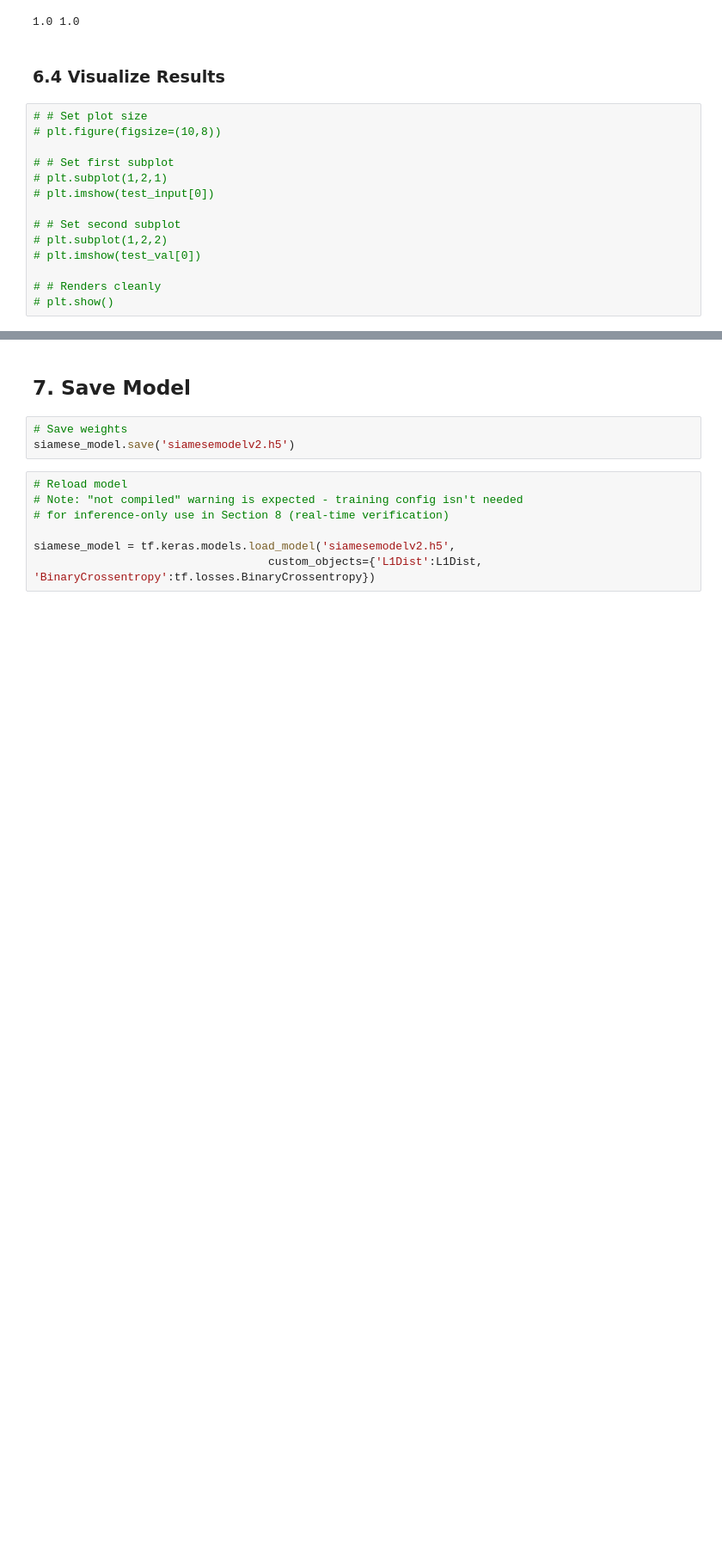
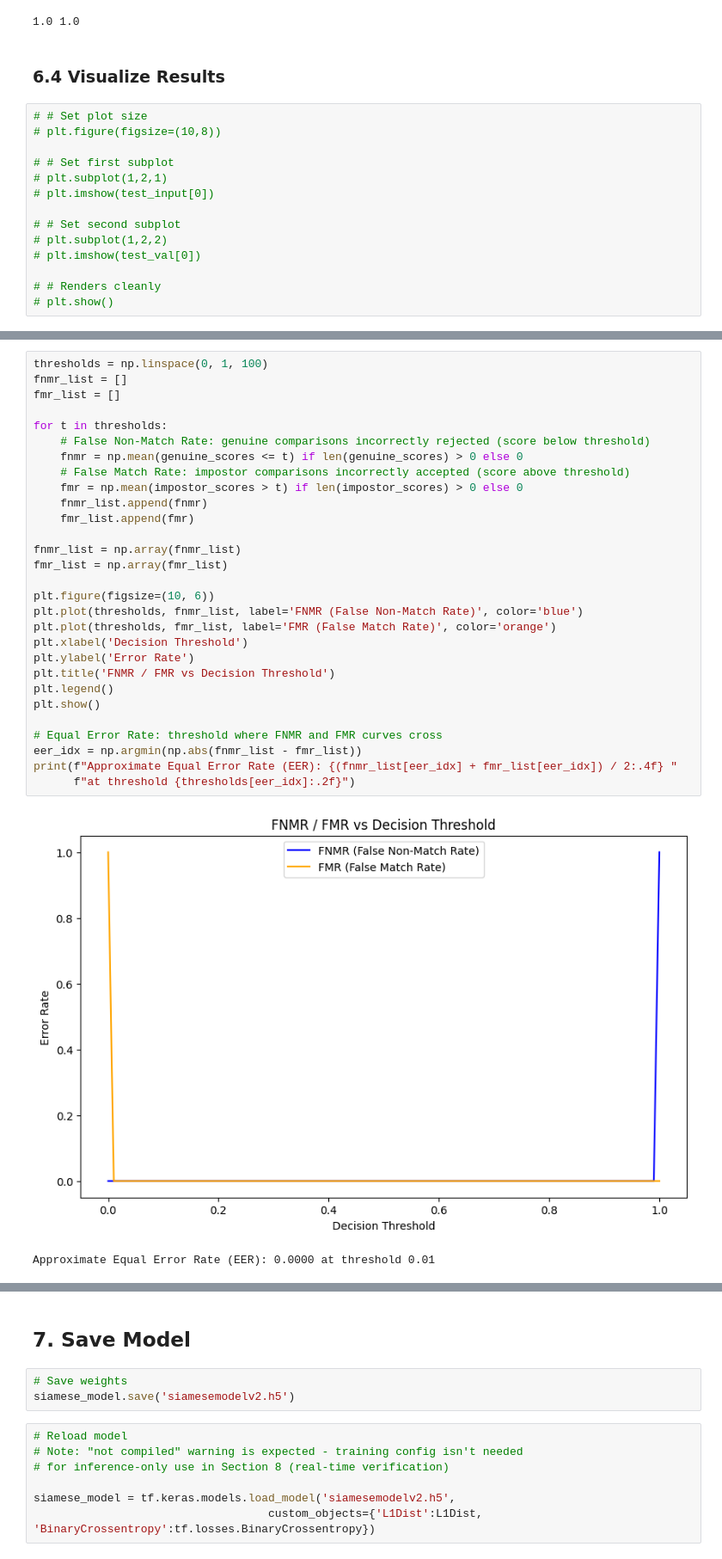
Before and after one commit to sarratwa/facial-recognition-system, a Jupyter notebook: notebooks/Facial Verification with a Siamese Network.ipynb, the cells around one changed output, grey strips where cells are left out. Shown at 86% size. Saved outputs shown, nothing was run; the diff lists cells and outputs as text; blank space fills up the shorter version.

```diff
--- a/notebooks/Facial Verification with a Siamese Network.ipynb
+++ b/notebooks/Facial Verification with a Siamese Network.ipynb
@@ -754,0 +811,32 @@ print(r.result().numpy(), p.result().numpy())
+# %%
+thresholds = np.linspace(0, 1, 100)
+fnmr_list = []
+fmr_list = []
+
+for t in thresholds:
+    # False Non-Match Rate: genuine comparisons incorrectly rejected (score below threshold)
+    fnmr = np.mean(genuine_scores <= t) if len(genuine_scores) > 0 else 0
+    # False Match Rate: impostor comparisons incorrectly accepted (score above threshold)
+    fmr = np.mean(impostor_scores > t) if len(impostor_scores) > 0 else 0
+    fnmr_list.append(fnmr)
+    fmr_list.append(fmr)
+
+fnmr_list = np.array(fnmr_list)
+fmr_list = np.array(fmr_list)
+
+plt.figure(figsize=(10, 6))
+plt.plot(thresholds, fnmr_list, label='FNMR (False Non-Match Rate)', color='blue')
+plt.plot(thresholds, fmr_list, label='FMR (False Match Rate)', color='orange')
+plt.xlabel('Decision Threshold')
+plt.ylabel('Error Rate')
+plt.title('FNMR / FMR vs Decision Threshold')
+plt.legend()
+plt.show()
+
+# Equal Error Rate: threshold where FNMR and FMR curves cross
+eer_idx = np.argmin(np.abs(fnmr_list - fmr_list))
+print(f"Approximate Equal Error Rate (EER): {(fnmr_list[eer_idx] + fmr_list[eer_idx]) / 2:.4f} "
+      f"at threshold {thresholds[eer_idx]:.2f}")
+# %% [output]
+[figure, added]
+Approximate Equal Error Rate (EER): 0.0000 at threshold 0.01
```
Also changed, not shown: parts of 5 cells of this notebook, 1 other file.
